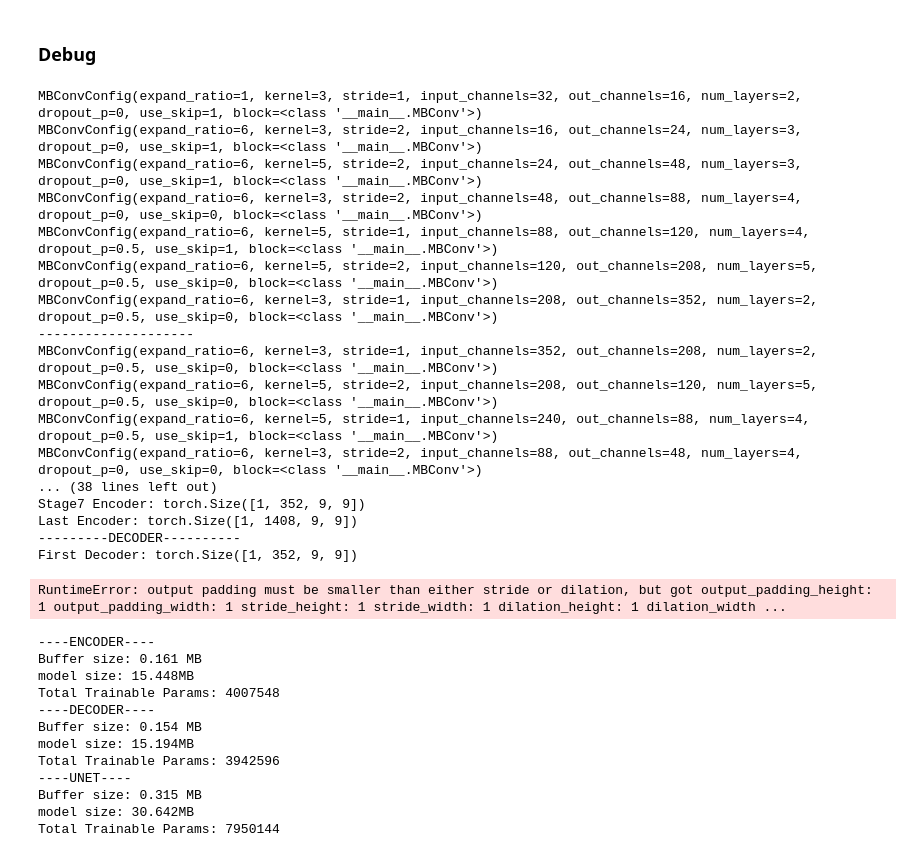
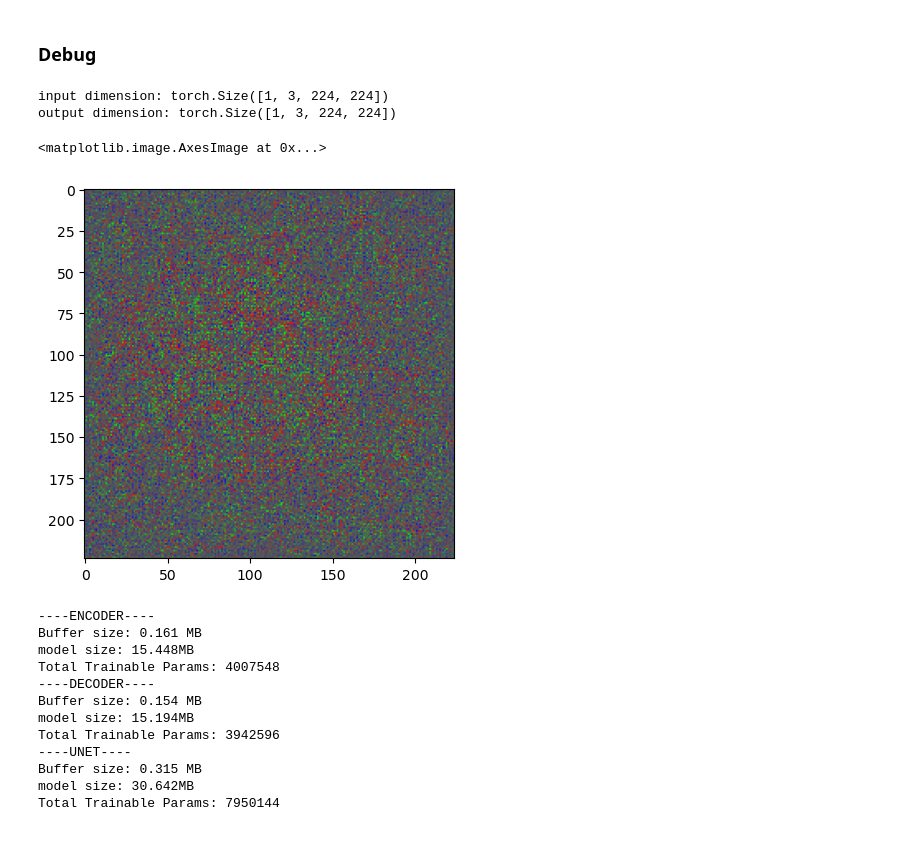
Before and after one commit to LeonY117/cnn_playground, a Jupyter notebook: efficientNet/efficientnet.ipynb, the cells around one changed output. Cells and saved outputs as stored; diff of their text form; code cells hidden in the pictures.

```diff
--- a/efficientNet/efficientnet.ipynb
+++ b/efficientNet/efficientnet.ipynb
@@ -106,16 +107,16 @@ class MBConv(nn.Module):
                 activation_layer=activation_layer,
             )
         )
-
-        # squeeze and excitation
-        squeeze_channels = max(1, cfg.input_channels // 4)
-        layers.append(
-            se_layer(
-                expanded_channels,
-                squeeze_channels,
-                activation=partial(nn.SiLU, inplace=True),
+        if se_layer is not None:
+            # squeeze and excitation
+            squeeze_channels = max(1, cfg.input_channels // 4)
+            layers.append(
+                se_layer(
+                    expanded_channels,
+                    squeeze_channels,
+                    activation=partial(nn.SiLU, inplace=True),
+                )
             )
-        )
 
         # project
         layers.append(
@@ -129,7 +130,8 @@ class MBConv(nn.Module):
         )
 
         self.block = nn.Sequential(*layers)
-        self.stochastic_depth = StochasticDepth(stochastic_depth_prob, "row")
+        if stochastic_depth_prob > 0.0:
+            self.stochastic_depth = StochasticDepth(stochastic_depth_prob, "row")
         self.out_channels = cfg.out_channels
 
     def forward(self, input: Tensor) -> Tensor:
@@ -714,37 +699,26 @@ class UNet(nn.Module):
 # %% [markdown]
 ### Debug
 # %%
-net_name = "efficientnet-b2"
+net_name = "efficientnet-b0"
 width_mult = efficient_nets[net_name][0]
 depth_mult = efficient_nets[net_name][1]
 d = efficient_nets[net_name][2]
 
 setting = _efficientnet_cfg(width_mult=width_mult, depth_mult=depth_mult)
 
 net = UNet(setting, input_width=d, num_classes=3)
 
 x_batch = torch.randn(1, 3, d, d)
+out = net(x_batch)
 print(f"input dimension: {x_batch.shape}")
-print(f"output dimension: {net(x_batch).shape}")
+print(f"output dimension: {out.shape}")
+
+plt.imshow(out[0, :, :, :].permute(1, 2, 0).detach().numpy())
 # %% [output]
-MBConvConfig(expand_ratio=1, kernel=3, stride=1, input_channels=32, out_channels=16, num_layers=2, dropout_p=0, use_skip=1, block=<class '__main__.MBConv'>)
-MBConvConfig(expand_ratio=6, kernel=3, stride=2, input_channels=16, out_channels=24, num_layers=3, dropout_p=0, use_skip=1, block=<class '__main__.MBConv'>)
-MBConvConfig(expand_ratio=6, kernel=5, stride=2, input_channels=24, out_channels=48, num_layers=3, dropout_p=0, use_skip=1, block=<class '__main__.MBConv'>)
-MBConvConfig(expand_ratio=6, kernel=3, stride=2, input_channels=48, out_channels=88, num_layers=4, dropout_p=0, use_skip=0, block=<class '__main__.MBConv'>)
-MBConvConfig(expand_ratio=6, kernel=5, stride=1, input_channels=88, out_channels=120, num_layers=4, dropout_p=0.5, use_skip=1, block=<class '__main__.MBConv'>)
-MBConvConfig(expand_ratio=6, kernel=5, stride=2, input_channels=120, out_channels=208, num_layers=5, dropout_p=0.5, use_skip=0, block=<class '__main__.MBConv'>)
-MBConvConfig(expand_ratio=6, kernel=3, stride=1, input_channels=208, out_channels=352, num_layers=2, dropout_p=0.5, use_skip=0, block=<class '__main__.MBConv'>)
---------------------
-MBConvConfig(expand_ratio=6, kernel=3, stride=1, input_channels=352, out_channels=208, num_layers=2, dropout_p=0.5, use_skip=0, block=<class '__main__.MBConv'>)
-MBConvConfig(expand_ratio=6, kernel=5, stride=2, input_channels=208, out_channels=120, num_layers=5, dropout_p=0.5, use_skip=0, block=<class '__main__.MBConv'>)
-MBConvConfig(expand_ratio=6, kernel=5, stride=1, input_channels=240, out_channels=88, num_layers=4, dropout_p=0.5, use_skip=1, block=<class '__main__.MBConv'>)
-MBConvConfig(expand_ratio=6, kernel=3, stride=2, input_channels=88, out_channels=48, num_layers=4, dropout_p=0, use_skip=0, block=<class '__main__.MBConv'>)
-... (38 lines left out)
-Stage7 Encoder: torch.Size([1, 352, 9, 9])
-Last Encoder: torch.Size([1, 1408, 9, 9])
----------DECODER----------
-First Decoder: torch.Size([1, 352, 9, 9])
+input dimension: torch.Size([1, 3, 224, 224])
+output dimension: torch.Size([1, 3, 224, 224])
-RuntimeError: output padding must be smaller than either stride or dilation, but got output_padding_height: 1 output_padding_width: 1 stride_height: 1 stride_width: 1 dilation_height: 1 dilation_width ...
+<matplotlib.image.AxesImage at 0x...>
+[figure, added]
 # %%
 print("----ENCODER----")
 size_all_mb = calculate_storage(net.encoder)
```
Also changed, not shown: parts of 2 cells of this notebook.
